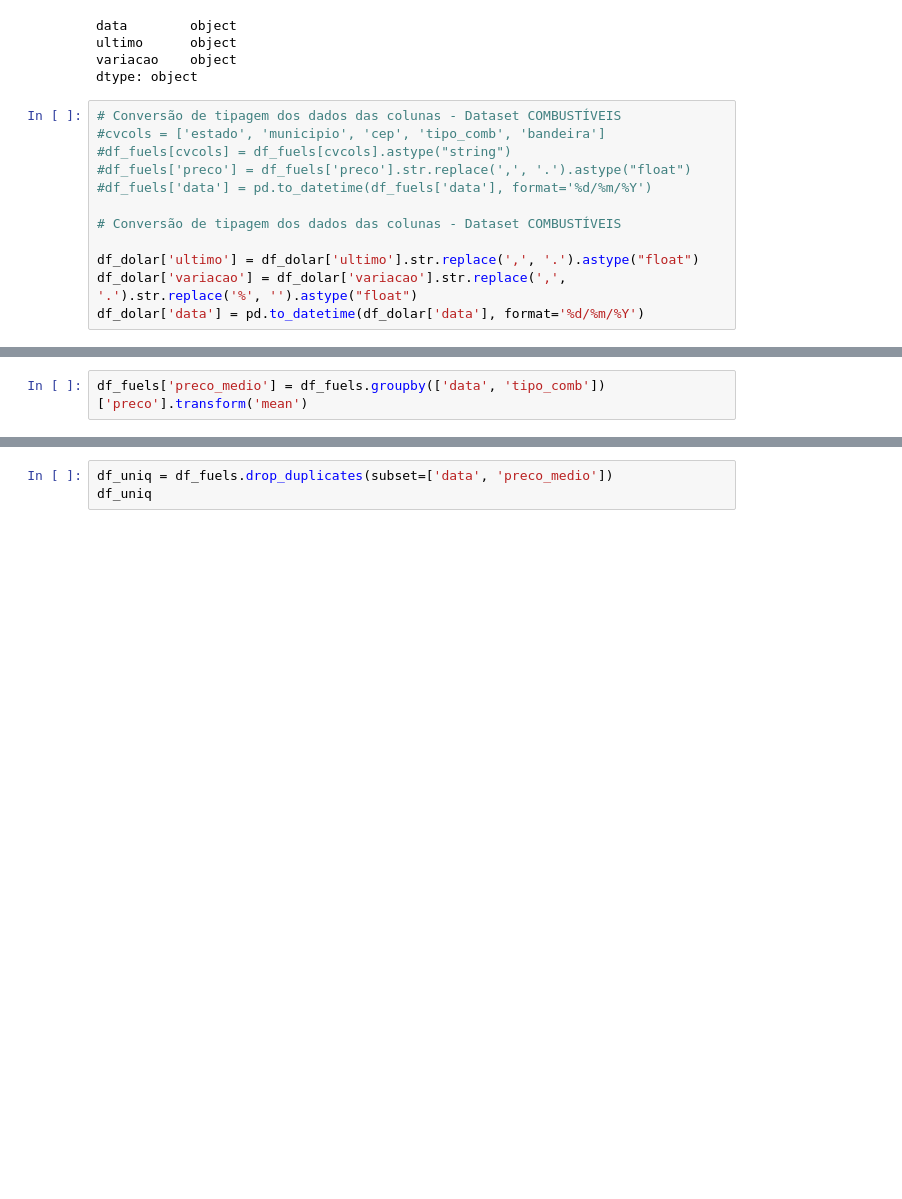
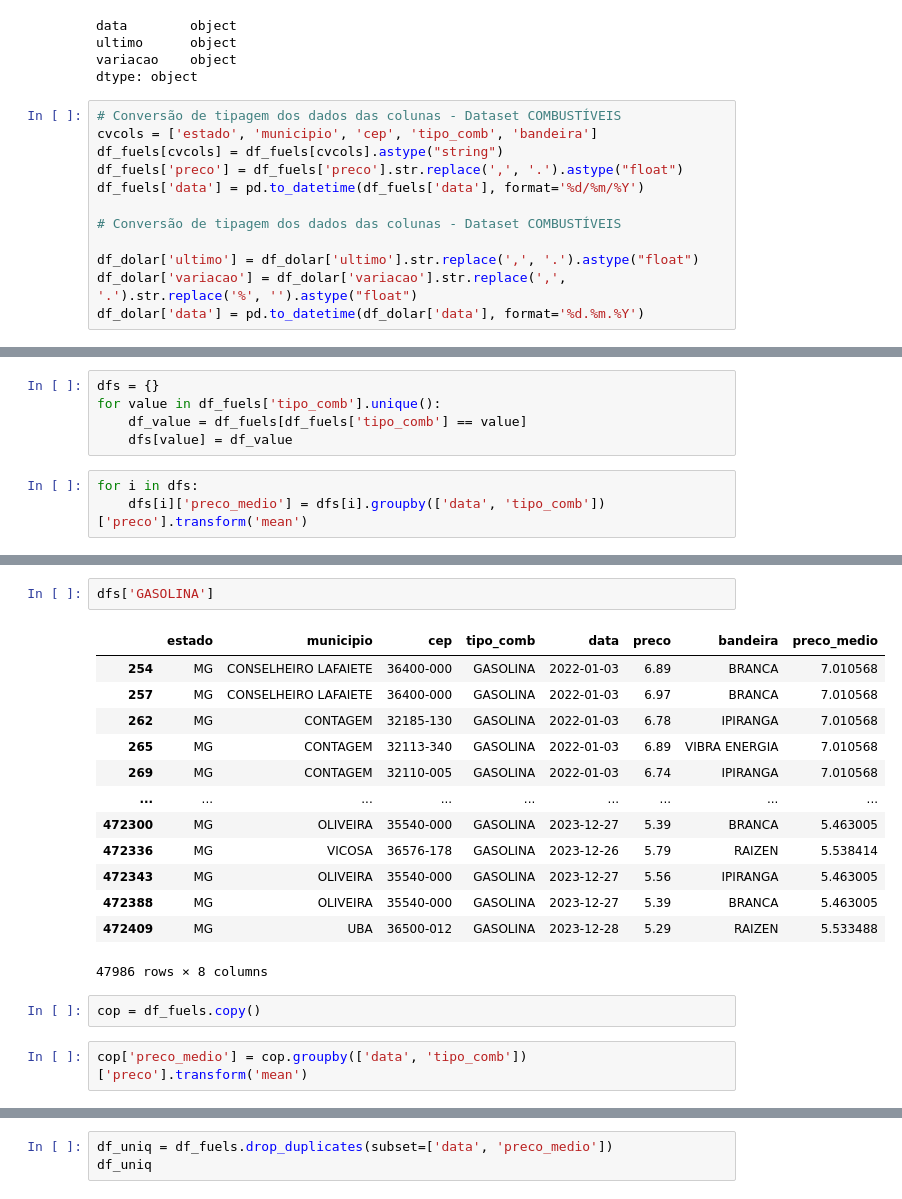
Before and after one commit to emanuel-brandao15/fuel-prices-forecast-brazil-mg, a Jupyter notebook: fuel_timeseries.ipynb, the cells around one changed output, grey strips where cells are left out. Cells and saved outputs as stored; diff of their text form; blank space fills up the shorter version.

```diff
--- a/fuel_timeseries.ipynb
+++ b/fuel_timeseries.ipynb
@@ -170,13 +170,13 @@ variacao    object
 dtype: object
 # %%
 # Conversão de tipagem dos dados das colunas - Dataset COMBUSTÍVEIS
-#cvcols = ['estado', 'municipio', 'cep', 'tipo_comb', 'bandeira']
-#df_fuels[cvcols] = df_fuels[cvcols].astype("string")
-#df_fuels['preco'] = df_fuels['preco'].str.replace(',', '.').astype("float")
-#df_fuels['data'] = pd.to_datetime(df_fuels['data'], format='%d/%m/%Y')
+cvcols = ['estado', 'municipio', 'cep', 'tipo_comb', 'bandeira']
+df_fuels[cvcols] = df_fuels[cvcols].astype("string")
+df_fuels['preco'] = df_fuels['preco'].str.replace(',', '.').astype("float")
+df_fuels['data'] = pd.to_datetime(df_fuels['data'], format='%d/%m/%Y')
 
 # Conversão de tipagem dos dados das colunas - Dataset COMBUSTÍVEIS
 
 df_dolar['ultimo'] = df_dolar['ultimo'].str.replace(',', '.').astype("float")
 df_dolar['variacao'] = df_dolar['variacao'].str.replace(',', '.').str.replace('%', '').astype("float")
-df_dolar['data'] = pd.to_datetime(df_dolar['data'], format='%d/%m/%Y')
+df_dolar['data'] = pd.to_datetime(df_dolar['data'], format='%d.%m.%Y')
@@ -205,0 +207,8 @@ df_fuels.describe()
+# %%
+dfs = {}
+for value in df_fuels['tipo_comb'].unique():
+    df_value = df_fuels[df_fuels['tipo_comb'] == value]
+    dfs[value] = df_value
+# %%
+for i in dfs:
+    dfs[i]['preco_medio'] = dfs[i].groupby(['data', 'tipo_comb'])['preco'].transform('mean')
@@ -206,2 +233,20 @@ df_fuels.describe()
+# %%
+dfs['GASOLINA']
+# %% [output]
+|  | estado | municipio | cep | tipo_comb | data | preco | bandeira | preco_medio |
+| 254 | MG | CONSELHEIRO LAFAIETE | 36400-000 | GASOLINA | 2022-01-03 | 6.89 | BRANCA | 7.010568 |
+| 257 | MG | CONSELHEIRO LAFAIETE | 36400-000 | GASOLINA | 2022-01-03 | 6.97 | BRANCA | 7.010568 |
+| 262 | MG | CONTAGEM | 32185-130 | GASOLINA | 2022-01-03 | 6.78 | IPIRANGA | 7.010568 |
+| 265 | MG | CONTAGEM | 32113-340 | GASOLINA | 2022-01-03 | 6.89 | VIBRA ENERGIA | 7.010568 |
+| 269 | MG | CONTAGEM | 32110-005 | GASOLINA | 2022-01-03 | 6.74 | IPIRANGA | 7.010568 |
+| ... | ... | ... | ... | ... | ... | ... | ... | ... |
+| 472300 | MG | OLIVEIRA | 35540-000 | GASOLINA | 2023-12-27 | 5.39 | BRANCA | 5.463005 |
+| 472336 | MG | VICOSA | 36576-178 | GASOLINA | 2023-12-26 | 5.79 | RAIZEN | 5.538414 |
+| 472343 | MG | OLIVEIRA | 35540-000 | GASOLINA | 2023-12-27 | 5.56 | IPIRANGA | 5.463005 |
+| 472388 | MG | OLIVEIRA | 35540-000 | GASOLINA | 2023-12-27 | 5.39 | BRANCA | 5.463005 |
+| 472409 | MG | UBA | 36500-012 | GASOLINA | 2023-12-28 | 5.29 | RAIZEN | 5.533488 |
+47986 rows × 8 columns
+# %%
+cop = df_fuels.copy()
 # %%
-df_fuels['preco_medio'] = df_fuels.groupby(['data', 'tipo_comb'])['preco'].transform('mean')
+cop['preco_medio'] = cop.groupby(['data', 'tipo_comb'])['preco'].transform('mean')
```
Also changed, not shown: parts of 6 cells of this notebook.
